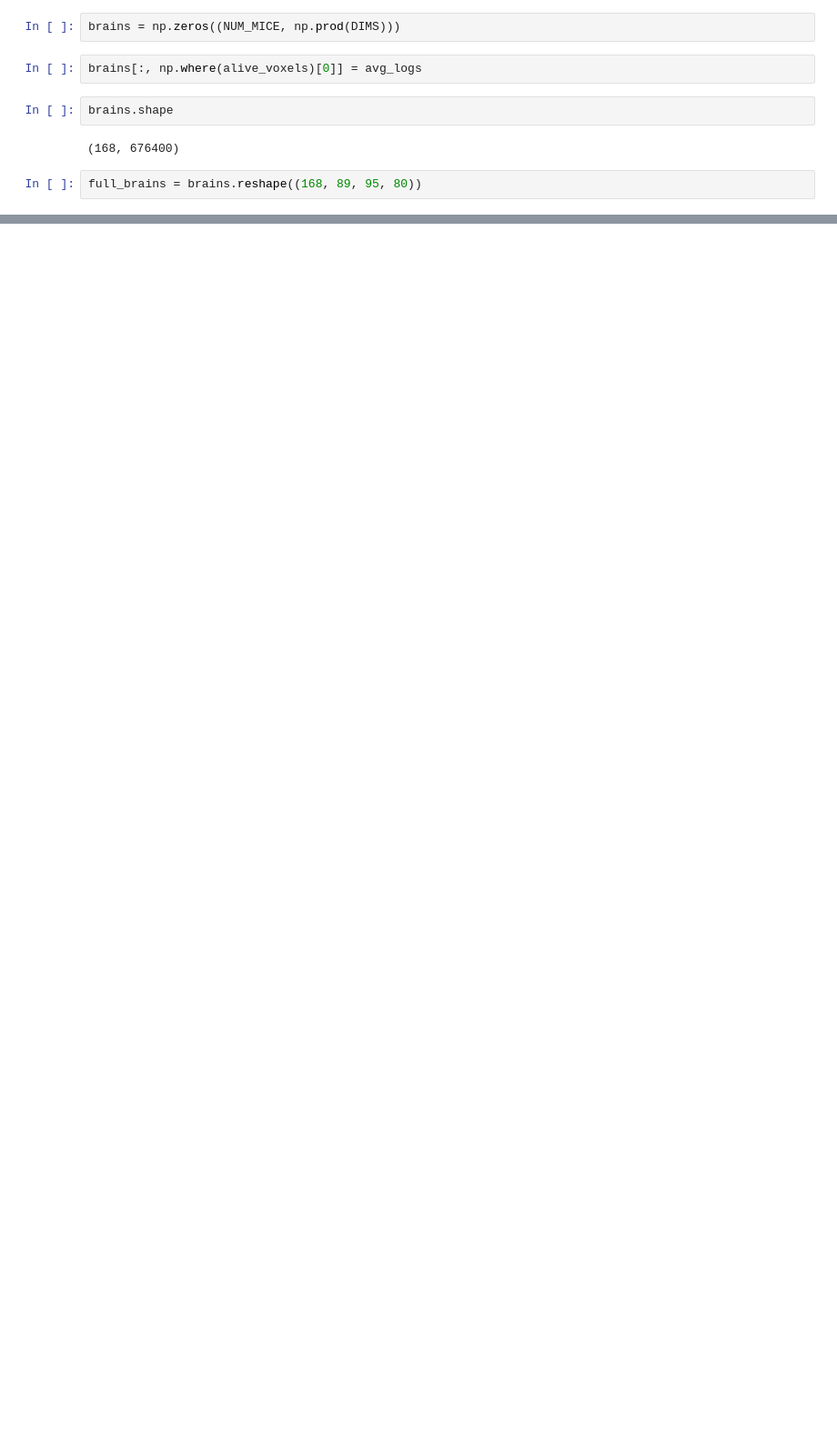
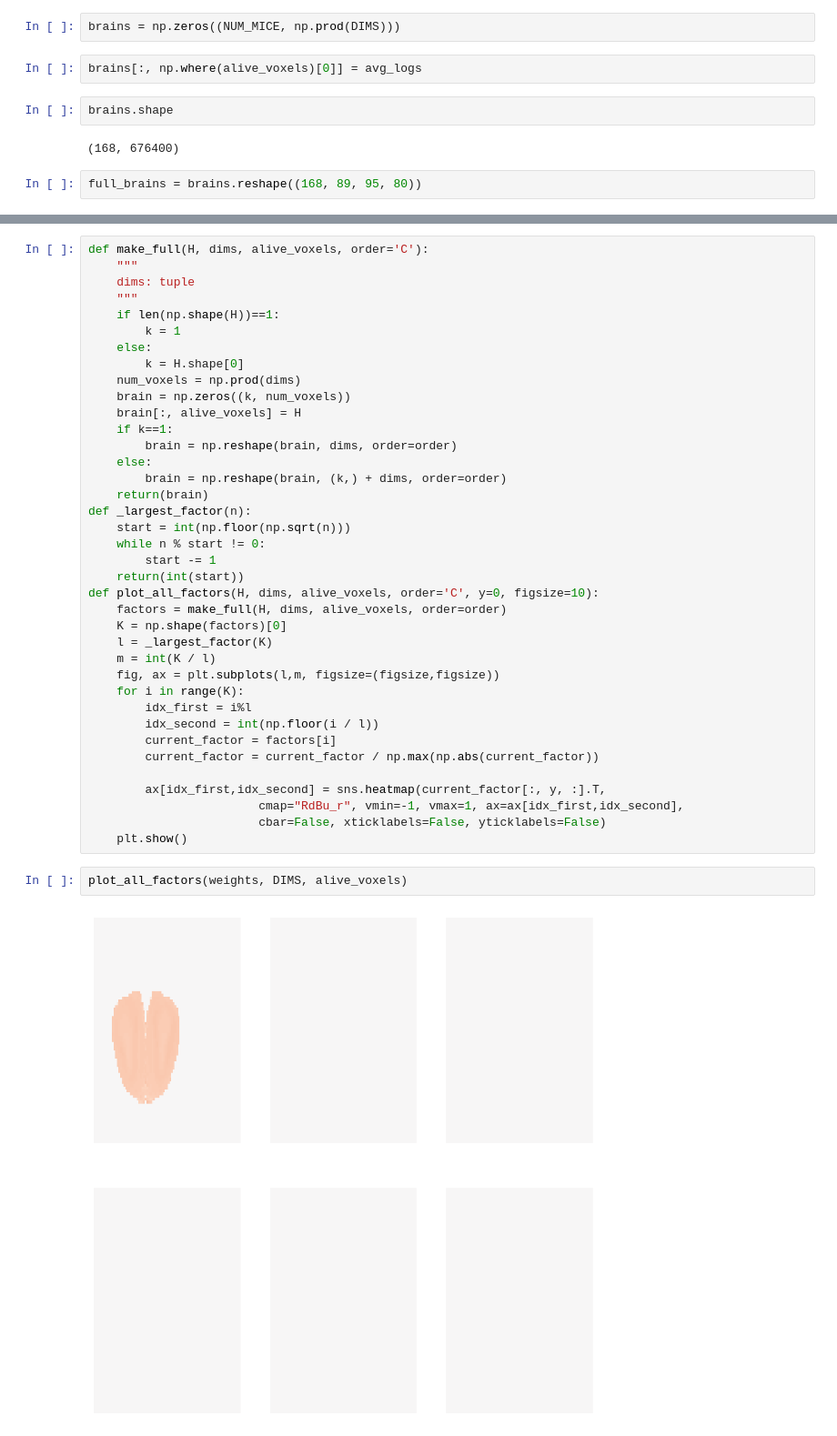
Before and after one commit to lindermanlab/fos, a Jupyter notebook: visualize_brains.ipynb, the cells around one changed output, grey strips where cells are left out. Shown at 91% size. Drawn from its saved outputs; the diff is of its cells as text; blank space fills up the shorter version.

```diff
--- a/visualize_brains.ipynb
+++ b/visualize_brains.ipynb
@@ -34,0 +122,42 @@ plt.colorbar()
+# %%
+def make_full(H, dims, alive_voxels, order='C'):
+    """
+    dims: tuple
+    """
+    if len(np.shape(H))==1:
+        k = 1
+    else:
+        k = H.shape[0]
+    num_voxels = np.prod(dims)
+    brain = np.zeros((k, num_voxels))
+    brain[:, alive_voxels] = H
+    if k==1:
+        brain = np.reshape(brain, dims, order=order)
+    else:
+        brain = np.reshape(brain, (k,) + dims, order=order)
+    return(brain)
+def _largest_factor(n):
+    start = int(np.floor(np.sqrt(n)))
+    while n % start != 0:
+        start -= 1
+    return(int(start))
+def plot_all_factors(H, dims, alive_voxels, order='C', y=0, figsize=10):
+    factors = make_full(H, dims, alive_voxels, order=order)
+    K = np.shape(factors)[0]
+    l = _largest_factor(K)
+    m = int(K / l)
+    fig, ax = plt.subplots(l,m, figsize=(figsize,figsize))
+    for i in range(K):
+        idx_first = i%l
+        idx_second = int(np.floor(i / l))
+        current_factor = factors[i]
+        current_factor = current_factor / np.max(np.abs(current_factor))
+
+        ax[idx_first,idx_second] = sns.heatmap(current_factor[:, y, :].T,
+                        cmap="RdBu_r", vmin=-1, vmax=1, ax=ax[idx_first,idx_second],
+                        cbar=False, xticklabels=False, yticklabels=False)
+    plt.show()
+# %%
+plot_all_factors(weights, DIMS, alive_voxels)
+# %% [output]
+[figure, added]
```
Also changed, not shown: parts of 10 cells of this notebook, 3 other files.
